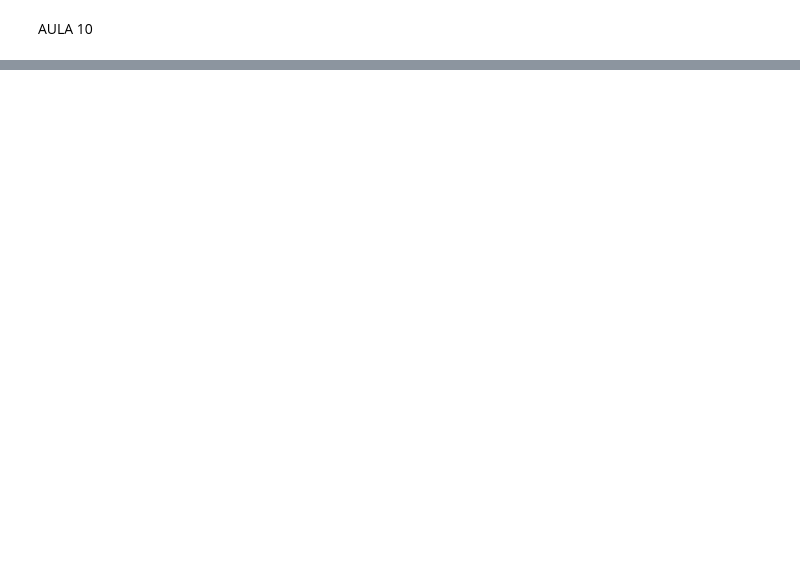
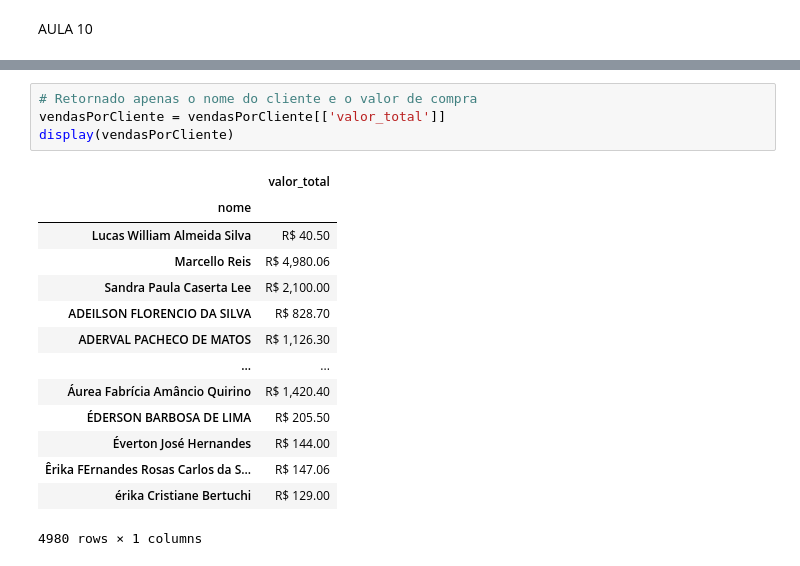
Before and after one commit to diegovergacas/senacPython, a Jupyter notebook: aula_9_10.ipynb, the cells around one changed output, grey strips where cells are left out. Cells and saved outputs as stored; diff of their text form; blank space fills up the shorter version.

```diff
--- a/aula_9_10.ipynb
+++ b/aula_9_10.ipynb
@@ -81,0 +173,19 @@ Name: nome, Length: 4980, dtype: int64
+# %%
+# Retornado apenas o nome do cliente e o valor de compra
+vendasPorCliente = vendasPorCliente[['valor_total']]
+display(vendasPorCliente)
+# %% [output]
+|  | valor_total |
+| nome |  |
+| Lucas William Almeida Silva | R$ 40.50 |
+| Marcello Reis | R$ 4,980.06 |
+| Sandra Paula Caserta Lee | R$ 2,100.00 |
+| ADEILSON FLORENCIO DA SILVA | R$ 828.70 |
+| ADERVAL PACHECO DE MATOS | R$ 1,126.30 |
+| ... | ... |
+| Áurea Fabrícia Amâncio Quirino | R$ 1,420.40 |
+| ÉDERSON BARBOSA DE LIMA | R$ 205.50 |
+| Éverton José Hernandes | R$ 144.00 |
+| Êrika FErnandes Rosas Carlos da S... | R$ 147.06 |
+| érika Cristiane Bertuchi | R$ 129.00 |
+4980 rows × 1 columns
```
Also changed, not shown: parts of 14 cells of this notebook, 1 other file.
